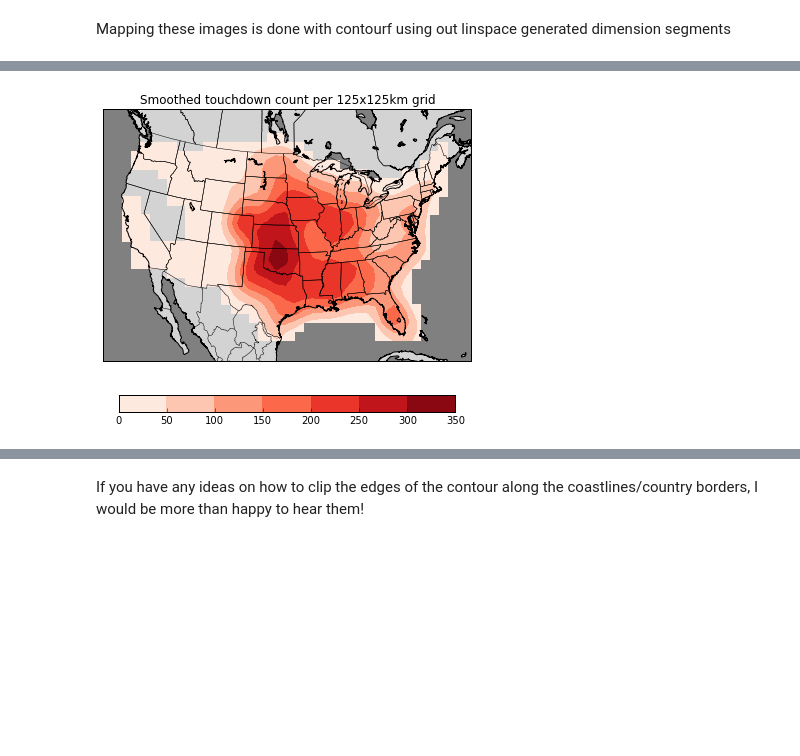
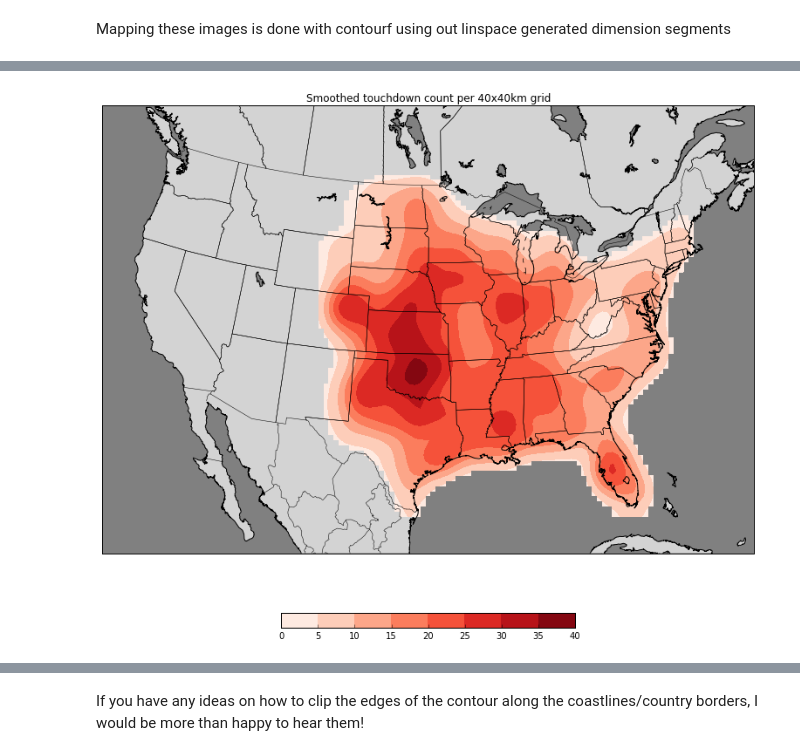
Before and after one commit to ahaberlie/ahaberlie.github.io_old, a Jupyter notebook: tornado_touchdown_density.ipynb, the cells around one changed output, grey strips where cells are left out. Cells and saved outputs as stored; diff of their text form; code cells hidden in the pictures; blank space fills up the shorter version.

```diff
--- a/tornado_touchdown_density.ipynb
+++ b/tornado_touchdown_density.ipynb
@@ -77,6 +88,6 @@ plt.title("All touchdowns 1950-2013")
 # %%
-xres = 125
-yres = 125
+xres = 40
+yres = 40
 numXGrids = round(x_range / xres + .5,0)
 numYGrids = round(y_range / xres + .5,0)
 # %% [markdown]
@@ -118,7 +129,7 @@ The data, even after they are aggregated to an xres by yres grid, are still a li
 
 The answer (or one of the answers) is to use scipy.ndimage's gaussian_filter (that I have so descriptively called gfilt).
 # %%
-grid_smooth = gfilt(grid,sigma=1)
+grid_smooth = gfilt(grid,sigma=2.5)
 
 plt.title("Smoothed counts per " + str(xres) + "x" + str(yres) + "km grids")
 plt.imshow(grid_smooth,interpolation='None')
@@ -179,15 +188,14 @@ Plot the smoothed version, sigma = 1
 # %%
-plt.subplot(2,1,2)
-grid_smooth[grid_smooth<5] = None
+grid_smooth[grid_smooth<3] = None
 plt.contourf(xi,yi,grid_smooth,cmap=plt.cm.get_cmap('Reds'),zorder=2)
 plt.colorbar(shrink=.4,pad=.1,orientation='horizontal')
 m.drawcoastlines()
 m.drawstates()
 m.drawcountries()
 m.drawmapboundary(fill_color='gray')
 m.fillcontinents(color='lightgray',lake_color='gray')
 plt.title("Smoothed touchdown count per " + str(xres) + "x" + str(yres) + "km grid")
 
 plt.tight_layout()
 # %% [output]
-[figure, old version]
+[figure, new version]
```
Also changed, not shown: parts of 11 cells of this notebook.
